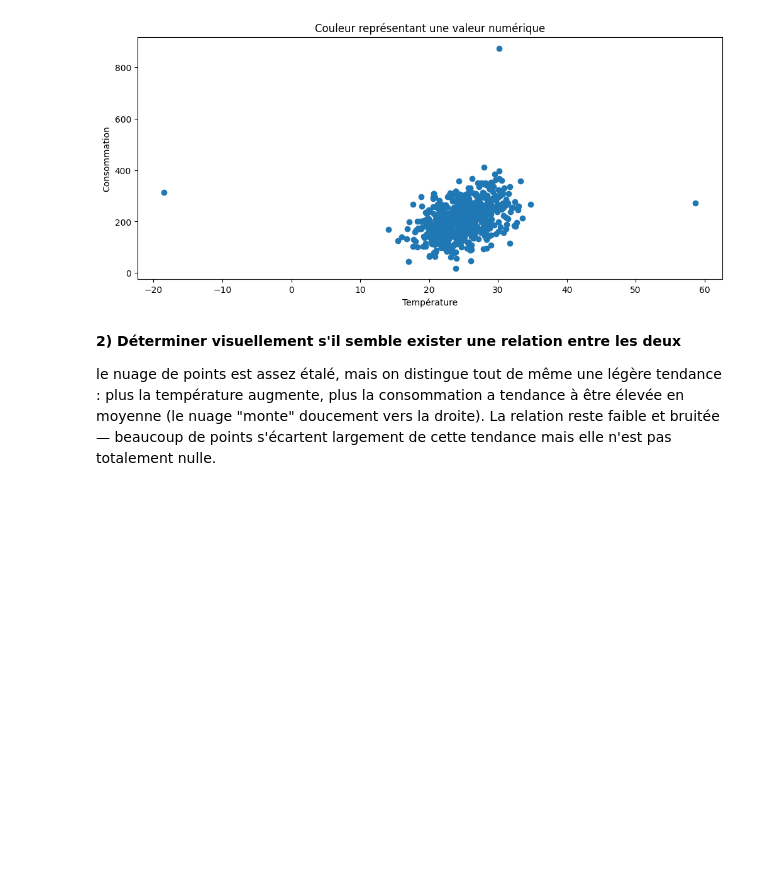
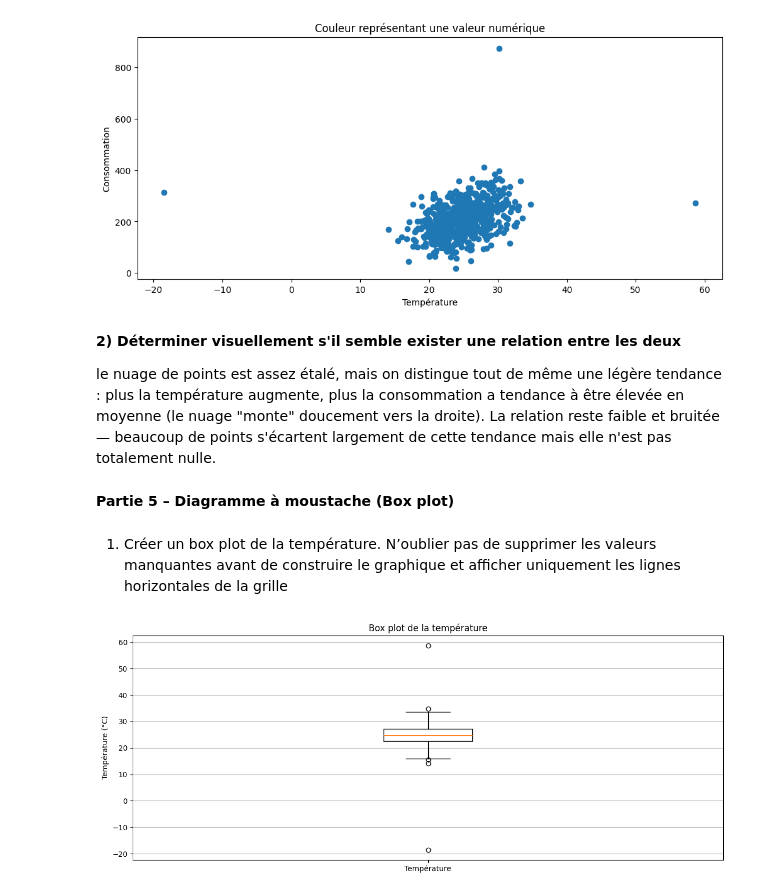
Before and after one commit to Youssoupha-ndiaye/TP_matplotlib_ODC_IA, a Jupyter notebook: atelier_matplotlib_iot/notebooks/atelier_matplotlib_iot.ipynb, the cells around one changed output. Drawn from its saved outputs; the diff is of its cells as text; code cells hidden in the pictures; blank space fills up the shorter version.

```diff
--- a/atelier_matplotlib_iot/notebooks/atelier_matplotlib_iot.ipynb
+++ b/atelier_matplotlib_iot/notebooks/atelier_matplotlib_iot.ipynb
@@ -199,3 +199,20 @@ plt.show()
 **2) Déterminer visuellement s'il semble exister une relation entre les deux**
 
 le nuage de points est assez étalé, mais on distingue tout de même une légère tendance : plus la température augmente, plus la consommation a tendance à être élevée en moyenne (le nuage "monte" doucement vers la droite). La relation reste faible et bruitée — beaucoup de points s'écartent largement de cette tendance mais elle n'est pas totalement nulle.
+# %% [markdown]
+**Partie 5 – Diagramme à moustache (Box plot)**
+# %% [markdown]
+1) Créer un box plot de la température. N’oublier pas de supprimer les valeurs manquantes avant
+de construire le graphique et afficher uniquement les lignes horizontales de la grille
+# %%
+#alors ici on utilise ax.boxplot() qui attend une série sans valeurs manquantes, d'où le .dropna()
+#avant de le construire. `ax.grid(axis="y")` n'affiche que les lignes horizontales.
+fig, ax = plt.subplots(figsize=(12, 5))
+ax.boxplot(df["temperature"].dropna(), tick_labels=["Température"])
+ax.set_title("Box plot de la température")
+ax.set_ylabel("Température (°C)")
+ax.grid(axis="y")
+fig.tight_layout()
+plt.show()
+# %% [output]
+[figure, added]
```
Also changed, not shown: parts of 10 cells of this notebook.
